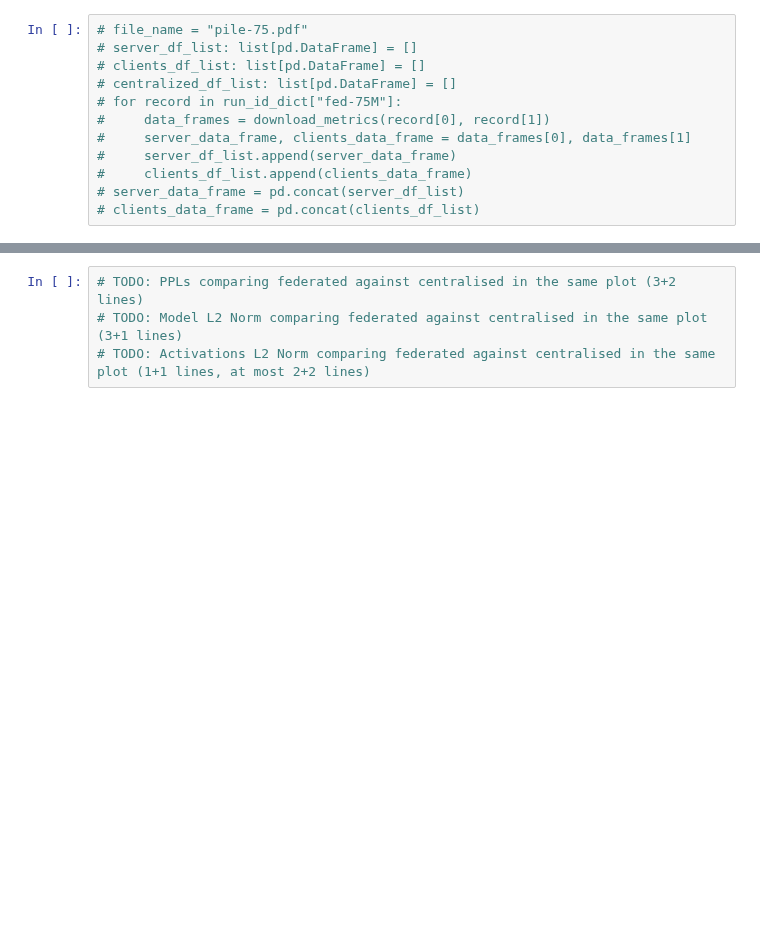
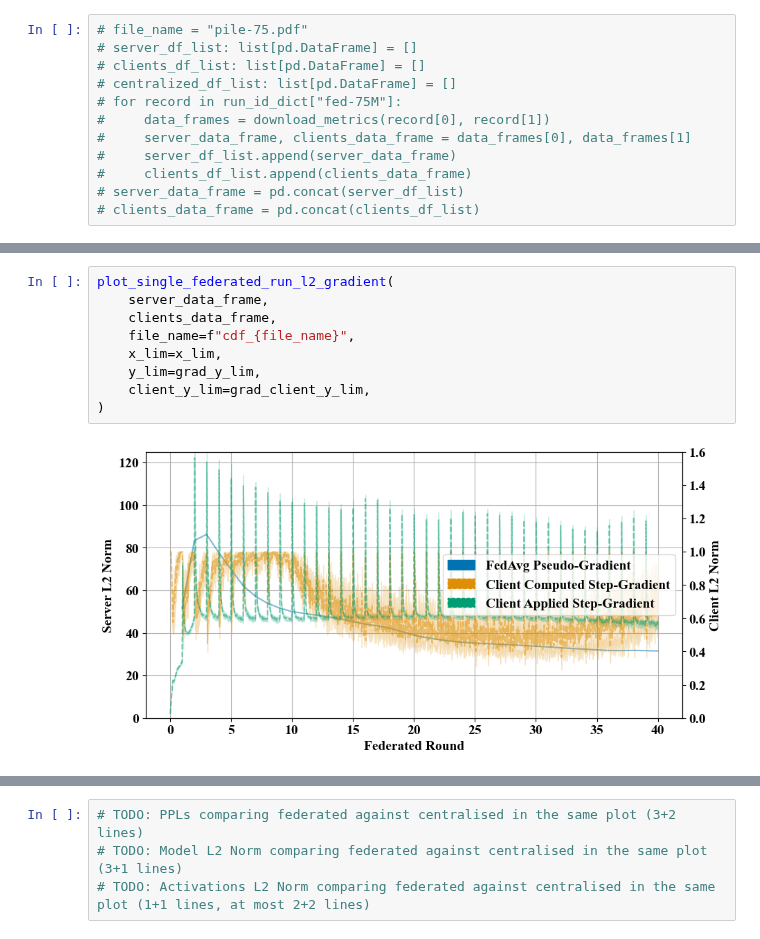
Before and after one commit to relogu/private-flower-llm, a Jupyter notebook: notebooks/arxiv_plots.ipynb, the cells around one changed output, grey strips where cells are left out. Cells and saved outputs as stored; diff of their text form; blank space fills up the shorter version.

```diff
--- a/notebooks/arxiv_plots.ipynb
+++ b/notebooks/arxiv_plots.ipynb
@@ -989,0 +787,11 @@ findfont: Generic family 'serif' not found because none of the following familie
+# %%
+plot_single_federated_run_l2_gradient(
+    server_data_frame,
+    clients_data_frame,
+    file_name=f"cdf_{file_name}",
+    x_lim=x_lim,
+    y_lim=grad_y_lim,
+    client_y_lim=grad_client_y_lim,
+)
+# %% [output]
+[figure, added]
```
Also changed, not shown: parts of 37 cells of this notebook.
